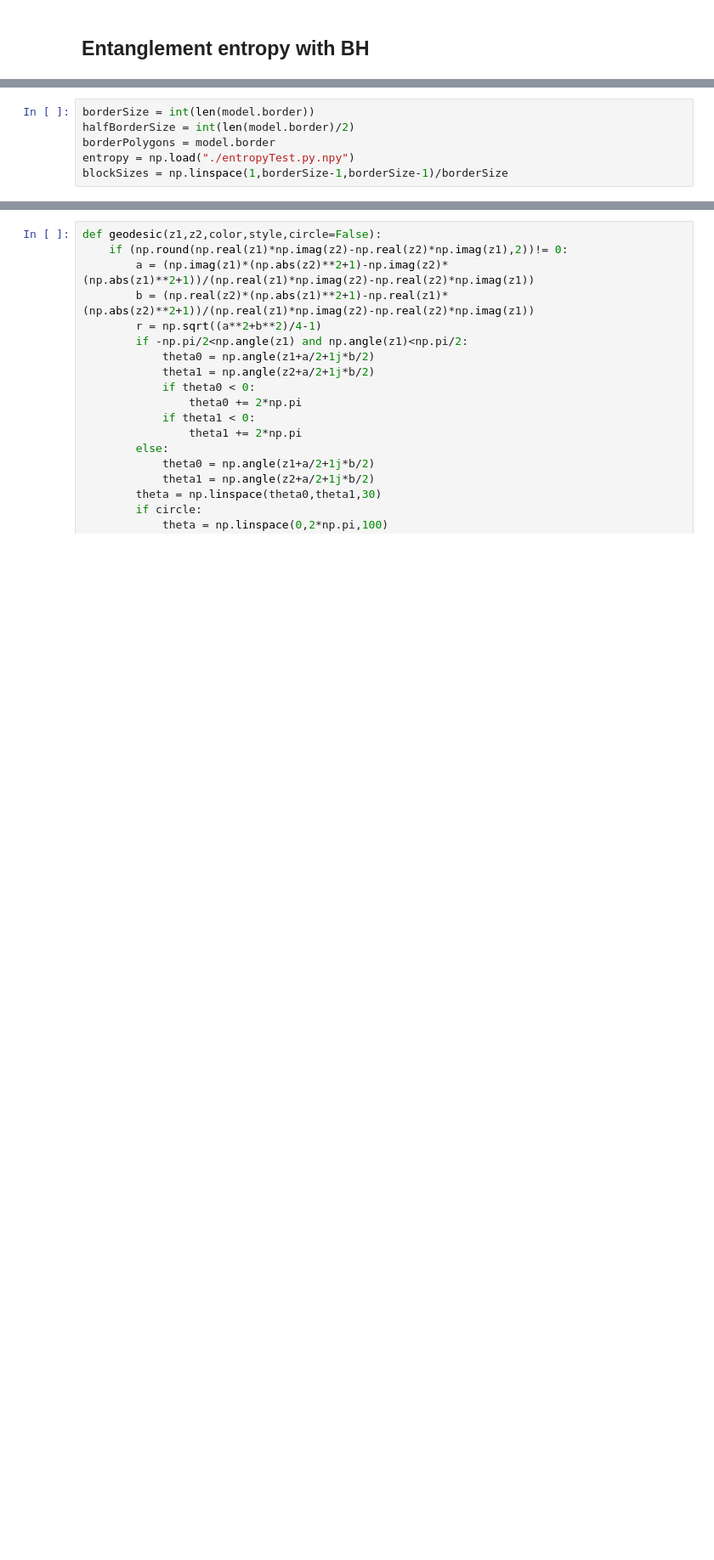
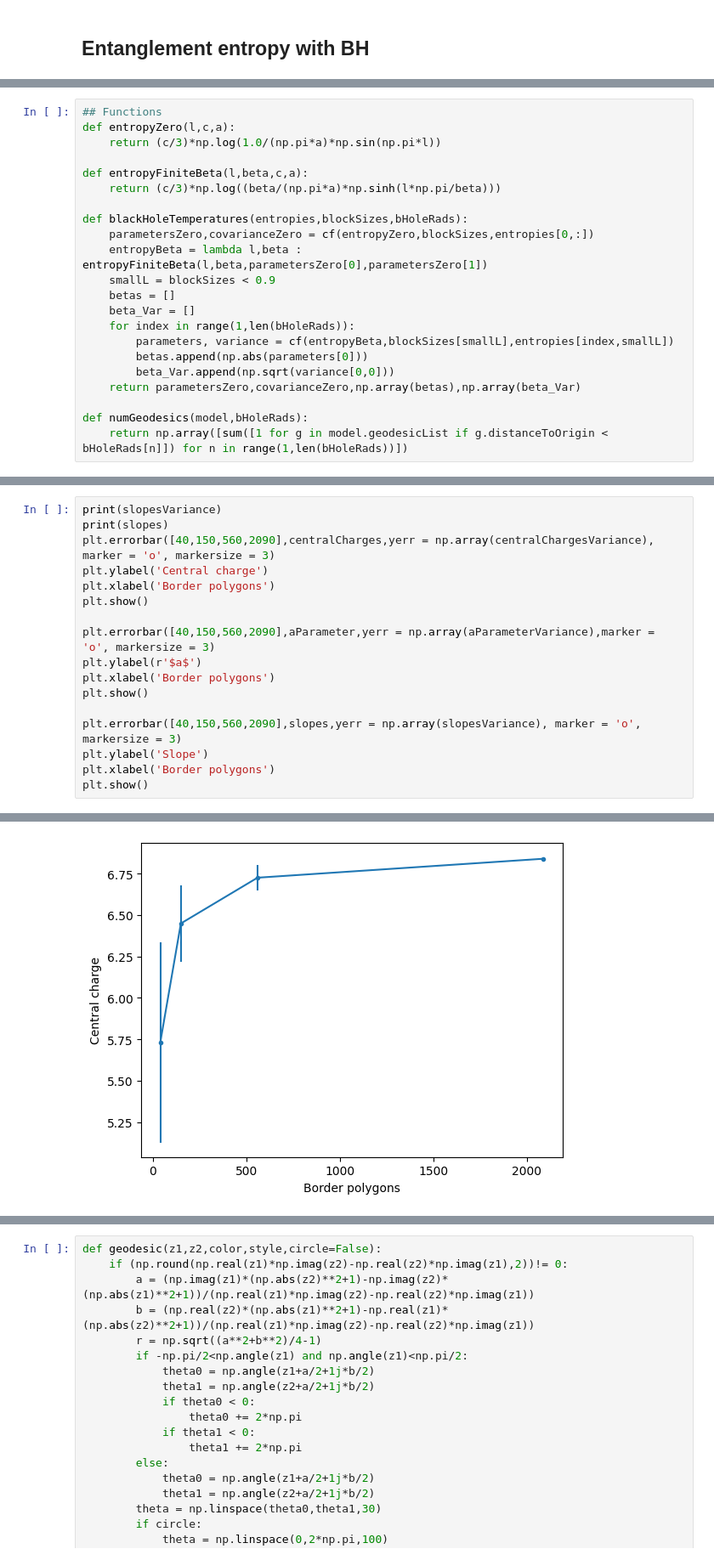
Before and after one commit to Alejo-Costa-Duran/HyperbolicFractonModel, a Jupyter notebook: Simulation.ipynb, the cells around one changed output, grey strips where cells are left out. Shown at 85% size. Saved outputs shown, nothing was run; the diff lists cells and outputs as text; blank space fills up the shorter version.

```diff
--- a/Simulation.ipynb
+++ b/Simulation.ipynb
@@ -338,6 +314,0 @@ IndexError: index 18 is out of bounds for axis 0 with size 18
-# %%
-borderSize = int(len(model.border))
-halfBorderSize = int(len(model.border)/2)
-borderPolygons = model.border
-entropy = np.load("./entropyTest.py.npy")
-blockSizes = np.linspace(1,borderSize-1,borderSize-1)/borderSize
@@ -400,0 +315,22 @@ plt.savefig("./EntanglementEntropies.png",format = 'png', dpi = 800)
+# %%
+## Functions
+def entropyZero(l,c,a):
+    return (c/3)*np.log(1.0/(np.pi*a)*np.sin(np.pi*l))
+
+def entropyFiniteBeta(l,beta,c,a):
+    return (c/3)*np.log((beta/(np.pi*a)*np.sinh(l*np.pi/beta)))
+
+def blackHoleTemperatures(entropies,blockSizes,bHoleRads):
+    parametersZero,covarianceZero = cf(entropyZero,blockSizes,entropies[0,:])
+    entropyBeta = lambda l,beta : entropyFiniteBeta(l,beta,parametersZero[0],parametersZero[1])
+    smallL = blockSizes < 0.9
+    betas = []
+    beta_Var = []
+    for index in range(1,len(bHoleRads)):
+        parameters, variance = cf(entropyBeta,blockSizes[smallL],entropies[index,smallL])
+        betas.append(np.abs(parameters[0]))
+        beta_Var.append(np.sqrt(variance[0,0]))
+    return parametersZero,covarianceZero,np.array(betas),np.array(beta_Var)
+
+def numGeodesics(model,bHoleRads):
+    return np.array([sum([1 for g in model.geodesicList if g.distanceToOrigin < bHoleRads[n]]) for n in range(1,len(bHoleRads))])
@@ -400,0 +383,18 @@ plt.savefig("./EntanglementEntropies.png",format = 'png', dpi = 800)
+# %%
+print(slopesVariance)
+print(slopes)
+plt.errorbar([40,150,560,2090],centralCharges,yerr = np.array(centralChargesVariance), marker = 'o', markersize = 3)
+plt.ylabel('Central charge')
+plt.xlabel('Border polygons')
+plt.show()
+
+plt.errorbar([40,150,560,2090],aParameter,yerr = np.array(aParameterVariance),marker = 'o', markersize = 3)
+plt.ylabel(r'$a$')
+plt.xlabel('Border polygons')
+plt.show()
+
+plt.errorbar([40,150,560,2090],slopes,yerr = np.array(slopesVariance), marker = 'o', markersize = 3)
+plt.ylabel('Slope')
+plt.xlabel('Border polygons')
+plt.show()
+# %% [output]
@@ -400,0 +403 @@ plt.savefig("./EntanglementEntropies.png",format = 'png', dpi = 800)
+[figure, added]
```
Also changed, not shown: parts of 21 cells of this notebook.
